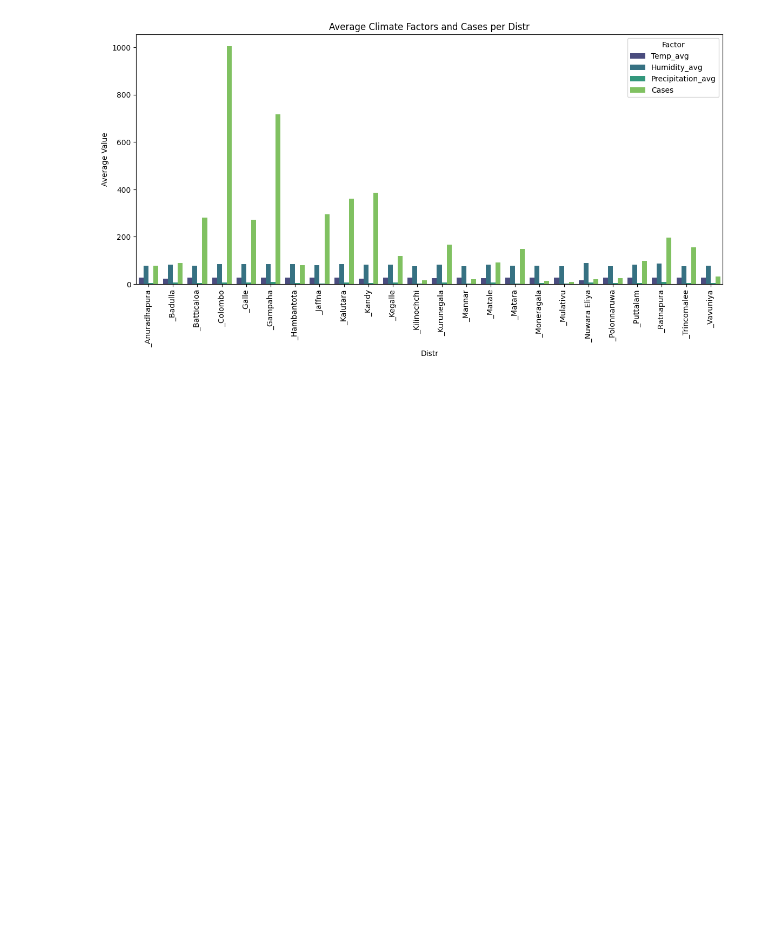
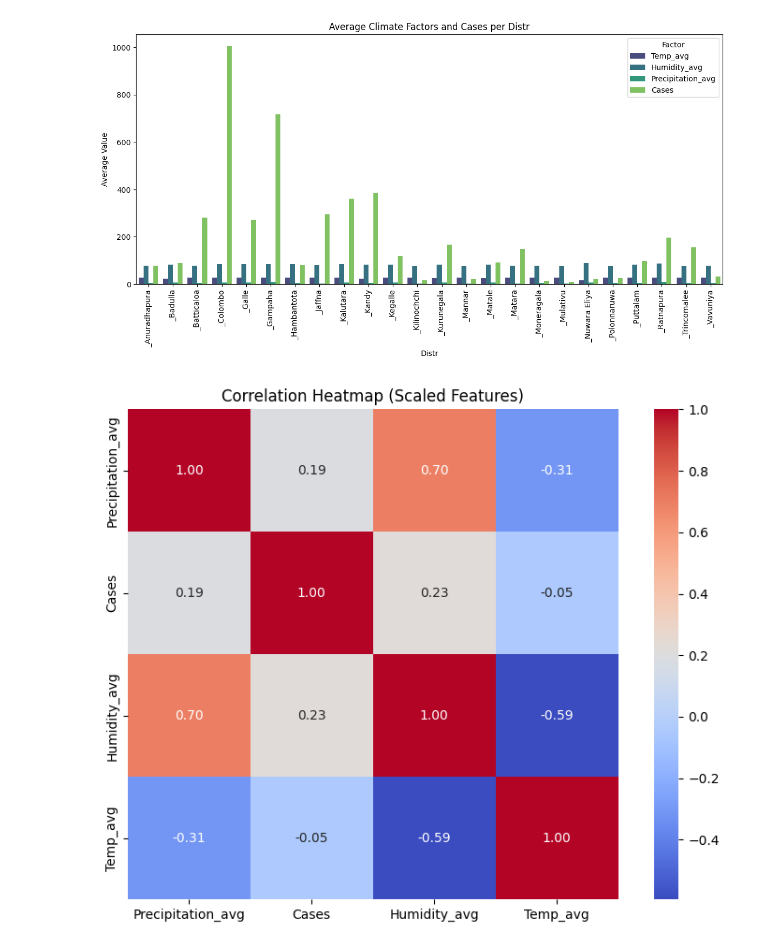
Before and after one commit to Zunuoh/Dengue-Fever-Prediction, a Jupyter notebook: New_Dengue_Prediction.ipynb, the cells around one changed output. Drawn from its saved outputs; the diff is of its cells as text; code cells hidden in the pictures; blank space fills up the shorter version.

Commit message:
Added correlation map

```diff
--- a/New_Dengue_Prediction.ipynb
+++ b/New_Dengue_Prediction.ipynb
@@ -694,0 +709,16 @@ plt.show()
+# %%
+columns_to_scale = ['Precipitation_avg', 'Cases', 'Humidity_avg', 'Temp_avg']
+
+scaler = StandardScaler()
+scaled_data = scaler.fit_transform(df[columns_to_scale])
+scaled_df = pd.DataFrame(scaled_data, columns=columns_to_scale)
+
+correlation_matrix = scaled_df.corr()
+
+plt.figure(figsize=(8, 6))
+sns.heatmap(correlation_matrix, annot=True, cmap='coolwarm', fmt=".2f", square=True)
+plt.title('Correlation Heatmap (Scaled Features)')
+plt.tight_layout()
+plt.show()
+# %% [output]
+[figure, added]
```
Also changed, not shown: parts of 5 cells of this notebook.
